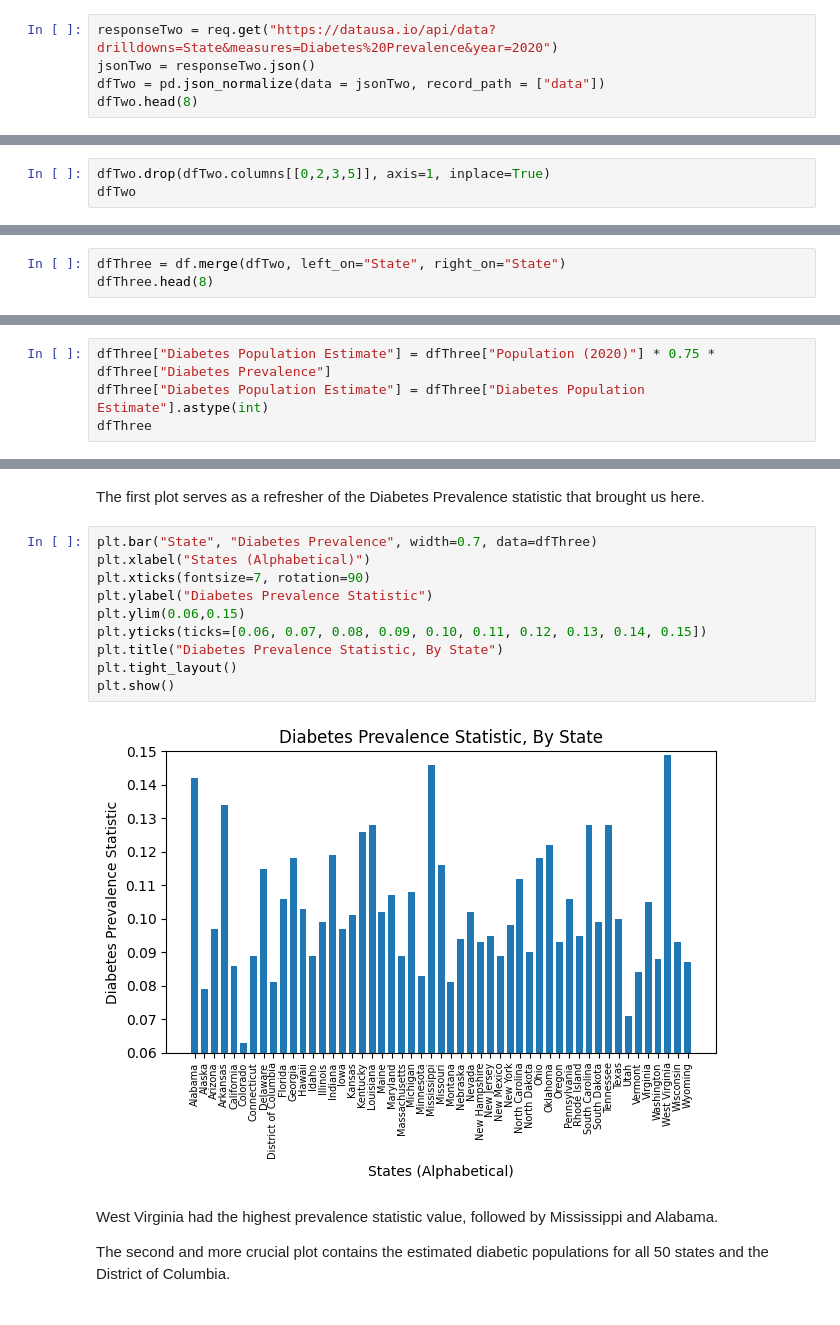
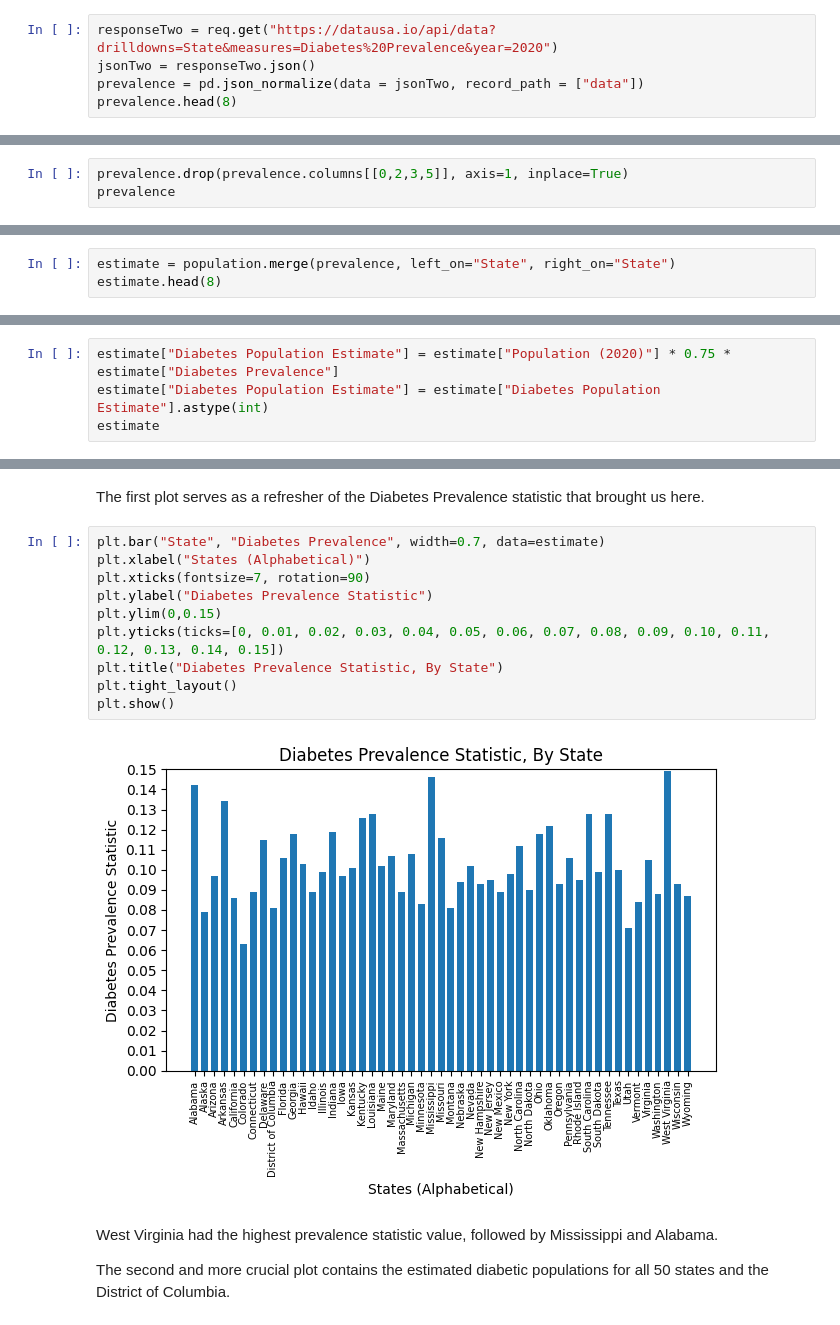
Before and after one commit to LilGotit/StateVarianceDiabetes, a Jupyter notebook: StateVarianceDiabetes.ipynb, the cells around one changed output, grey strips where cells are left out. Cells and saved outputs as stored; diff of their text form.

Commit message:
adjusted plots, renamed dataframes

```diff
--- a/StateVarianceDiabetes.ipynb
+++ b/StateVarianceDiabetes.ipynb
@@ -62,8 +62,8 @@ The second API call gathers the Diabetes Prevalence, a statistic for the diagnos
 # %%
 responseTwo = req.get("https://datausa.io/api/data?drilldowns=State&measures=Diabetes%20Prevalence&year=2020")
 jsonTwo = responseTwo.json()
-dfTwo = pd.json_normalize(data = jsonTwo, record_path = ["data"])
-dfTwo.head(8)
+prevalence = pd.json_normalize(data = jsonTwo, record_path = ["data"])
+prevalence.head(8)
 # %% [output]
 |  | ID State | State | ID Year | Year | Diabetes Prevalence | Slug State |
 | 0 | 04000US01 | Alabama | 2020 | 2020 | 0.142 | alabama |
@@ -77,8 +77,8 @@ dfTwo.head(8)
 # %% [markdown]
 This dataframe has the same redundant state and year columns as the first, down to the same column index numbers, and we will clean them similarly.
 # %%
-dfTwo.drop(dfTwo.columns[[0,2,3,5]], axis=1, inplace=True)
-dfTwo
+prevalence.drop(prevalence.columns[[0,2,3,5]], axis=1, inplace=True)
+prevalence
 # %% [output]
 |  | State | Diabetes Prevalence |
 | 0 | Alabama | 0.142 |
@@ -102,8 +102,8 @@ dfTwo
 # %% [markdown]
 With the data cleaned and prepared, the merge is ready to be performed.
 # %%
-dfThree = df.merge(dfTwo, left_on="State", right_on="State")
-dfThree.head(8)
+estimate = population.merge(prevalence, left_on="State", right_on="State")
+estimate.head(8)
 # %% [output]
 |  | State | Population (2020) | Diabetes Prevalence |
 | 0 | Alabama | 4893186 | 0.142 |
@@ -117,9 +117,9 @@ dfThree.head(8)
 # %% [markdown]
 Factoring in the Prevalence statistic excluding ages 0-19 (a group representing 25 percent of the total U.S. population), an equation to estimate the diabetic population per state was derived.
 # %%
-dfThree["Diabetes Population Estimate"] = dfThree["Population (2020)"] * 0.75 * dfThree["Diabetes Prevalence"]
-dfThree["Diabetes Population Estimate"] = dfThree["Diabetes Population Estimate"].astype(int)
-dfThree
+estimate["Diabetes Population Estimate"] = estimate["Population (2020)"] * 0.75 * estimate["Diabetes Prevalence"]
+estimate["Diabetes Population Estimate"] = estimate["Diabetes Population Estimate"].astype(int)
+estimate
 # %% [output]
 |  | State | Population (2020) | Diabetes Prevalence | Diabetes Population Estimate |
 | 0 | Alabama | 4893186 | 0.142 | 521124 |
@@ -172,17 +172,17 @@ dfThree.pivot_table(index=["Diabetes Population Estimate", "State"], values=["Di
 # %% [markdown]
 The first plot serves as a refresher of the Diabetes Prevalence statistic that brought us here.
 # %%
-plt.bar("State", "Diabetes Prevalence", width=0.7, data=dfThree)
+plt.bar("State", "Diabetes Prevalence", width=0.7, data=estimate)
 plt.xlabel("States (Alphabetical)")
 plt.xticks(fontsize=7, rotation=90)
 plt.ylabel("Diabetes Prevalence Statistic")
-plt.ylim(0.06,0.15)
-plt.yticks(ticks=[0.06, 0.07, 0.08, 0.09, 0.10, 0.11, 0.12, 0.13, 0.14, 0.15])
+plt.ylim(0,0.15)
+plt.yticks(ticks=[0, 0.01, 0.02, 0.03, 0.04, 0.05, 0.06, 0.07, 0.08, 0.09, 0.10, 0.11, 0.12, 0.13, 0.14, 0.15])
 plt.title("Diabetes Prevalence Statistic, By State")
 plt.tight_layout()
 plt.show()
 # %% [output]
-[figure, old version]
+[figure, new version]
 # %% [markdown]
 West Virginia had the highest prevalence statistic value, followed by Mississippi and Alabama.
 
```
Also changed, not shown: parts of 5 cells of this notebook.
